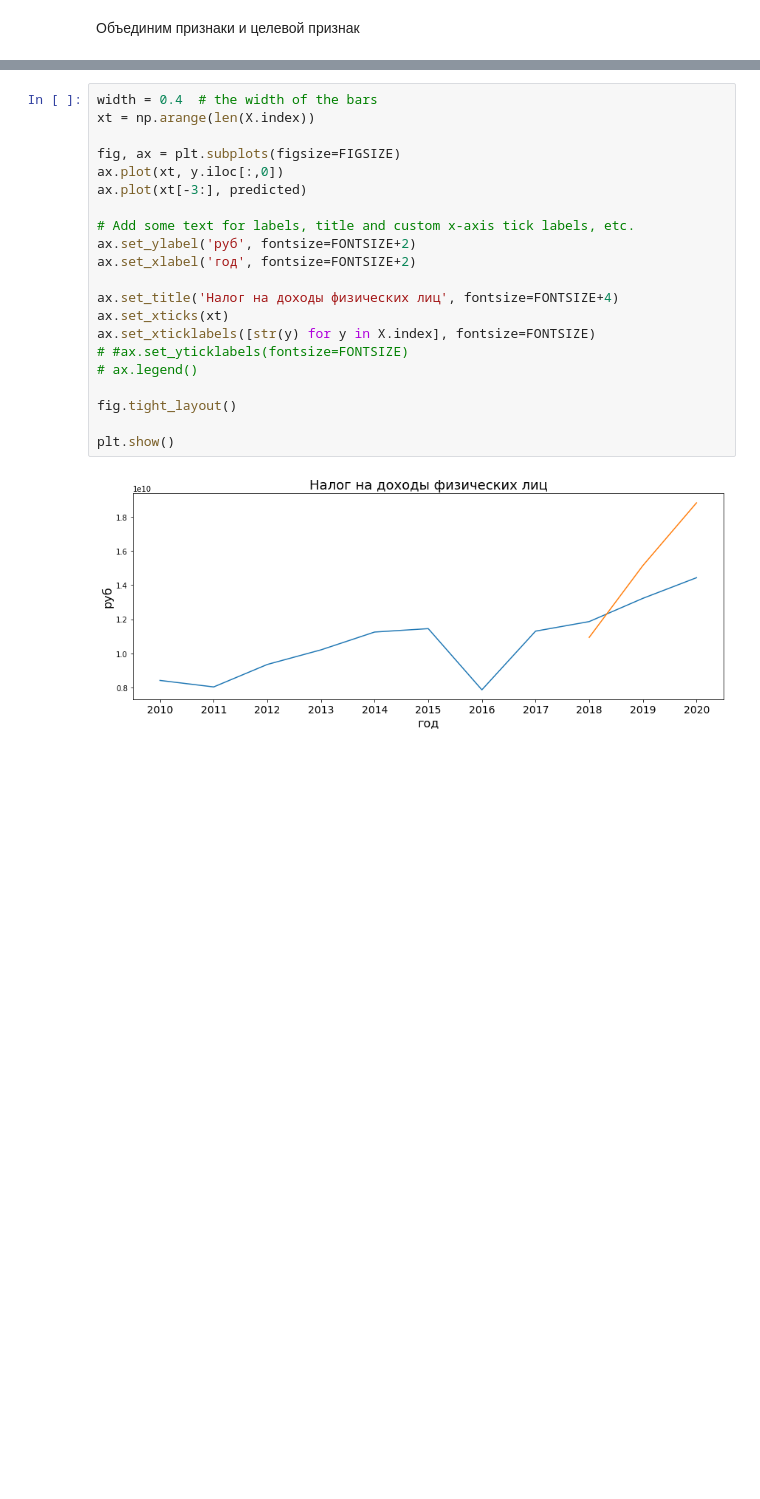
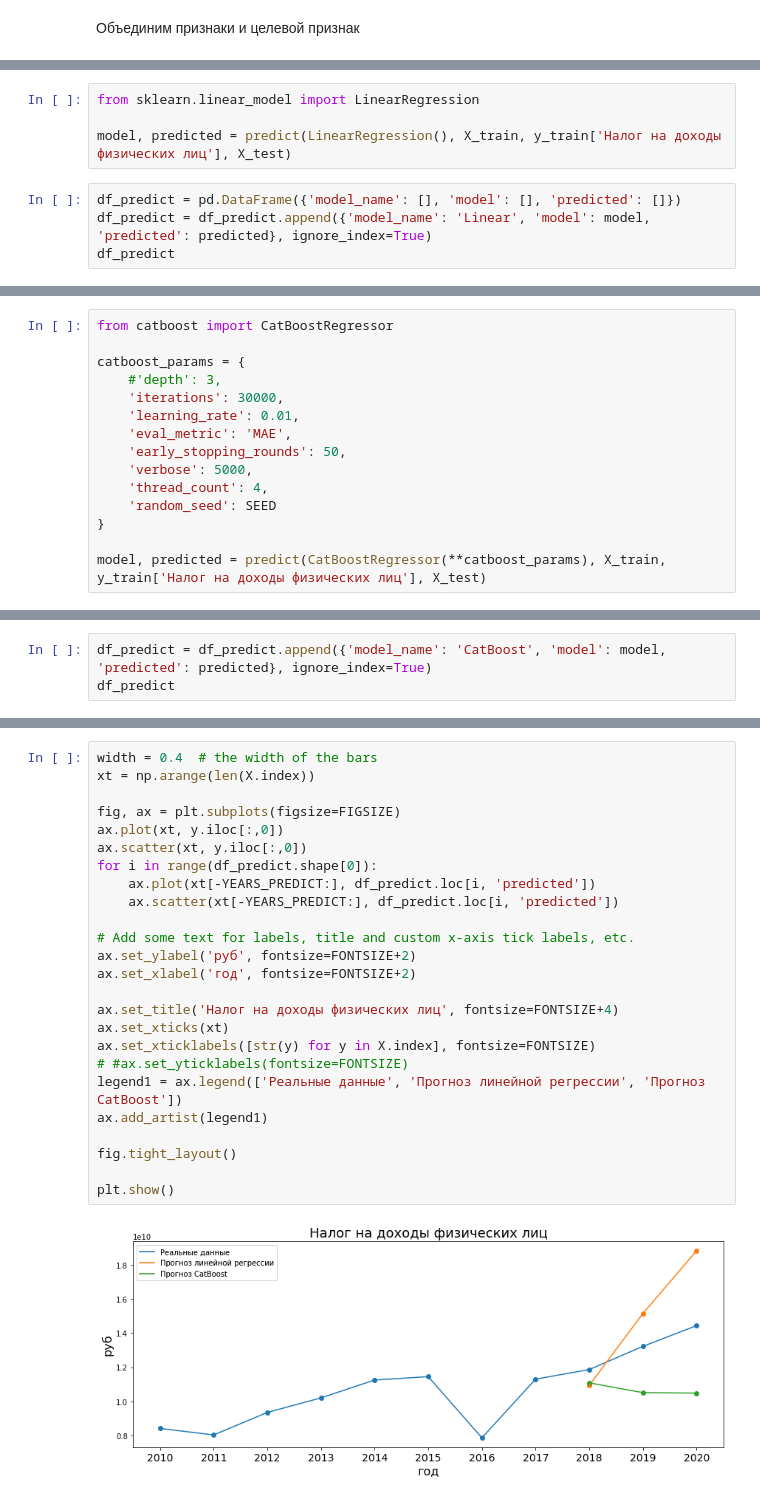
Before and after one commit to brut0/leadersofdigital_budget10, a Jupyter notebook: notebooks/model.ipynb, the cells around one changed output, grey strips where cells are left out. Cells and saved outputs as stored; diff of their text form; blank space fills up the shorter version.

Commit message:
Update model.ipynb
Add CatBoost and feature importance

```diff
--- a/notebooks/model.ipynb
+++ b/notebooks/model.ipynb
@@ -171,0 +166,8 @@ array([1.09378480e+10, 1.51462230e+10, 1.88253498e+10])
+# %%
+from sklearn.linear_model import LinearRegression
+
+model, predicted = predict(LinearRegression(), X_train, y_train['Налог на доходы физических лиц'], X_test)
+# %%
+df_predict = pd.DataFrame({'model_name': [], 'model': [], 'predicted': []})
+df_predict = df_predict.append({'model_name': 'Linear', 'model': model, 'predicted': predicted}, ignore_index=True)
+df_predict
@@ -171,0 +182,15 @@ array([1.09378480e+10, 1.51462230e+10, 1.88253498e+10])
+# %%
+from catboost import CatBoostRegressor
+
+catboost_params = {
+    #'depth': 3,
+    'iterations': 30000,
+    'learning_rate': 0.01,
+    'eval_metric': 'MAE',
+    'early_stopping_rounds': 50,
+    'verbose': 5000,
+    'thread_count': 4,
+    'random_seed': SEED
+}
+
+model, predicted = predict(CatBoostRegressor(**catboost_params), X_train, y_train['Налог на доходы физических лиц'], X_test)
@@ -171,0 +205,3 @@ array([1.09378480e+10, 1.51462230e+10, 1.88253498e+10])
+# %%
+df_predict = df_predict.append({'model_name': 'CatBoost', 'model': model, 'predicted': predicted}, ignore_index=True)
+df_predict
@@ -172,23 +244,27 @@ array([1.09378480e+10, 1.51462230e+10, 1.88253498e+10])
 # %%
 width = 0.4  # the width of the bars
 xt = np.arange(len(X.index))
 
 fig, ax = plt.subplots(figsize=FIGSIZE)
 ax.plot(xt, y.iloc[:,0])
-ax.plot(xt[-3:], predicted)
+ax.scatter(xt, y.iloc[:,0])
+for i in range(df_predict.shape[0]):
+    ax.plot(xt[-YEARS_PREDICT:], df_predict.loc[i, 'predicted'])
+    ax.scatter(xt[-YEARS_PREDICT:], df_predict.loc[i, 'predicted'])
 
 # Add some text for labels, title and custom x-axis tick labels, etc.
 ax.set_ylabel('руб', fontsize=FONTSIZE+2)
 ax.set_xlabel('год', fontsize=FONTSIZE+2)
 
 ax.set_title('Налог на доходы физических лиц', fontsize=FONTSIZE+4)
 ax.set_xticks(xt)
 ax.set_xticklabels([str(y) for y in X.index], fontsize=FONTSIZE)
 # #ax.set_yticklabels(fontsize=FONTSIZE)
-# ax.legend()
+legend1 = ax.legend(['Реальные данные', 'Прогноз линейной регрессии', 'Прогноз CatBoost'])
+ax.add_artist(legend1)
 
 fig.tight_layout()
 
 plt.show()
 # %% [output]
-[figure, old version]
+[figure, new version]
```
Also changed, not shown: parts of 12 cells of this notebook.
